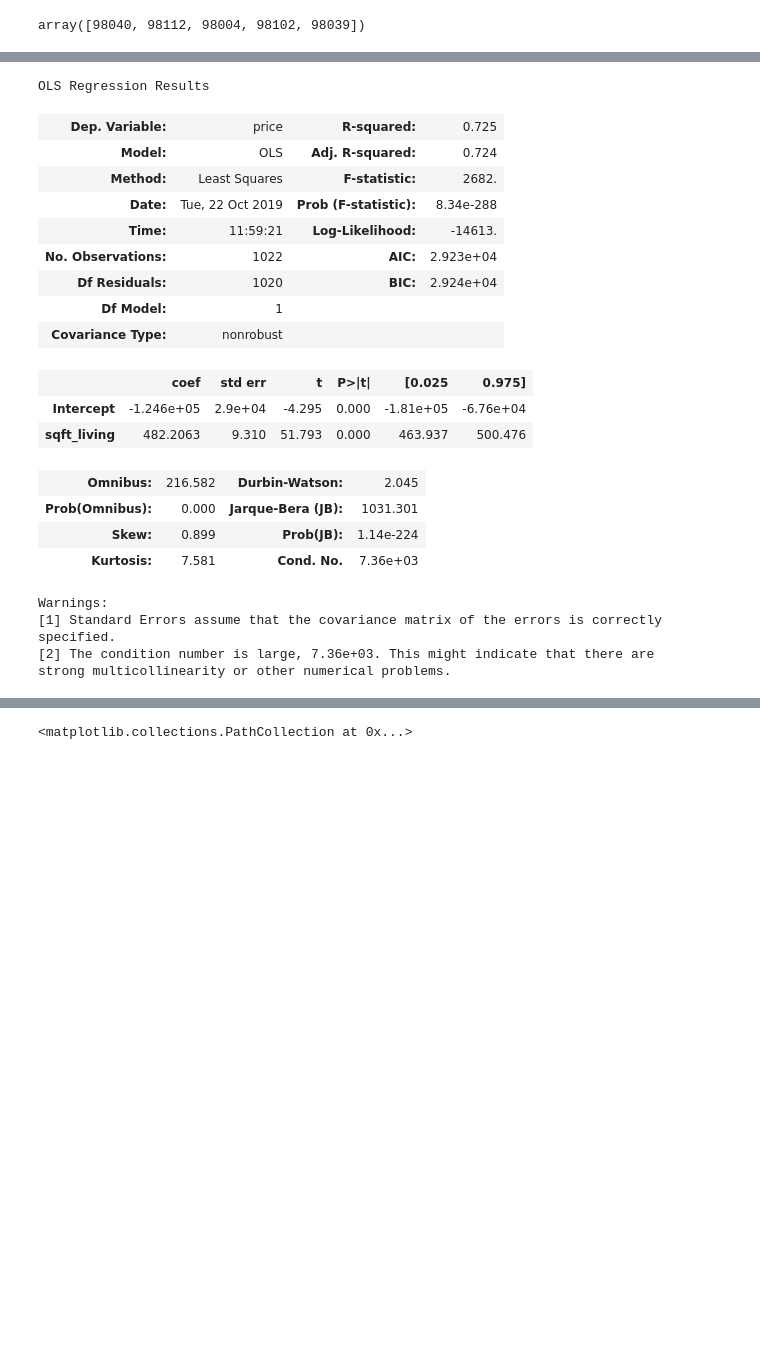
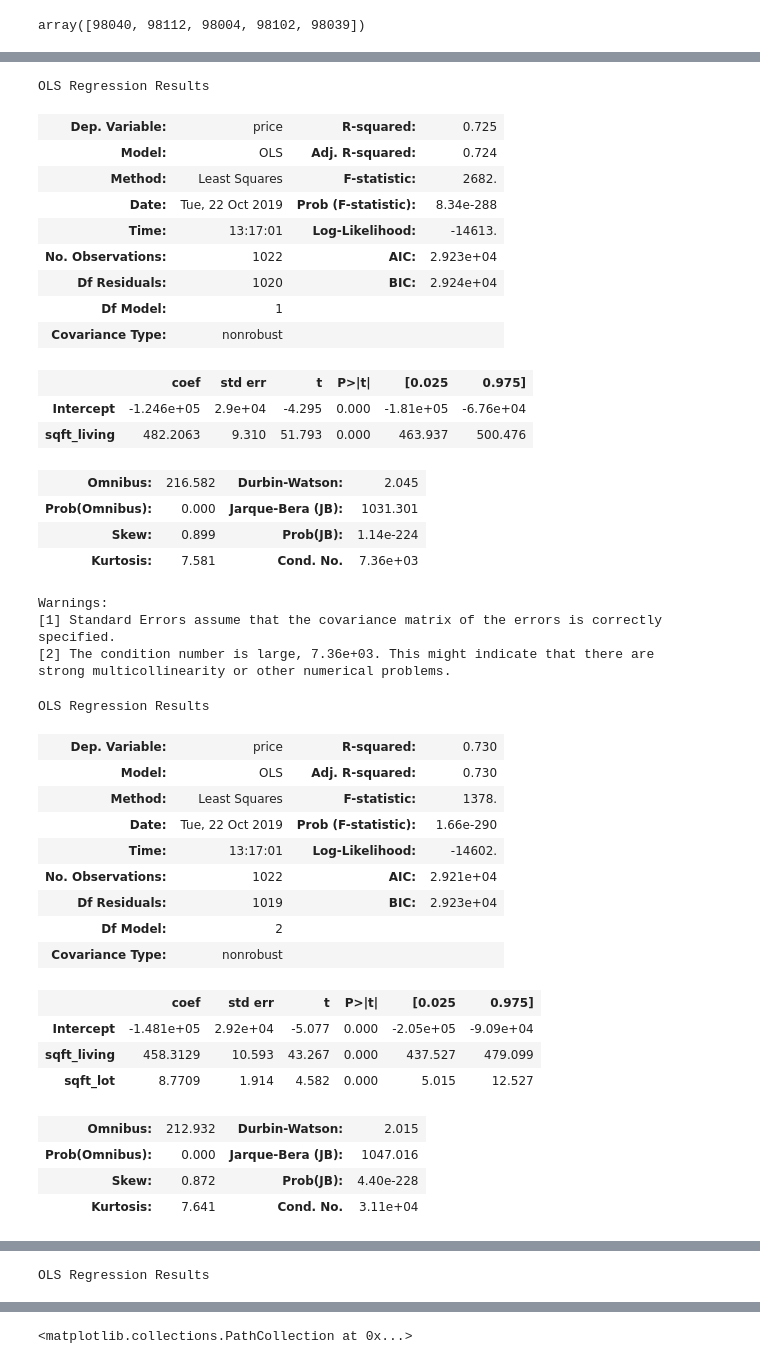
Before and after one commit to thomasribaroff/Mod1Project, a Jupyter notebook: Project Analysis.ipynb, the cells around one changed output, grey strips where cells are left out. Drawn from its saved outputs; the diff is of its cells as text; code cells hidden in the pictures; blank space fills up the shorter version.

```diff
--- a/Project Analysis.ipynb
+++ b/Project Analysis.ipynb
@@ -1121,14 +1145,20 @@ df_final1.corr()
 # %%
-formula = "price~sqft_living"
-model = ols(formula = formula, data = df_final1).fit()
-model.summary()
+formula1 = "price~sqft_living"
+formula2 = "price~sqft_living+sqft_lot"
+formula3 = "price~sqft_living+sqft_lot+"
+
+formula_list = [formula1, formula2, formula3]
+
+for formula in formula_list:
+    model = ols(formula = formula, data = df_final1).fit()
+    display(model.summary())
 # %% [output]
 OLS Regression Results
 | Dep. Variable: | price | R-squared: | 0.725 |
 | Model: | OLS | Adj. R-squared: | 0.724 |
 | Method: | Least Squares | F-statistic: | 2682. |
 | Date: | Tue, 22 Oct 2019 | Prob (F-statistic): | 8.34e-288 |
-| Time: | 11:59:21 | Log-Likelihood: | -14613. |
+| Time: | 13:17:01 | Log-Likelihood: | -14613. |
 | No. Observations: | 1022 | AIC: | 2.923e+04 |
 | Df Residuals: | 1020 | BIC: | 2.924e+04 |
 | Df Model: | 1 |  |  |
@@ -1144,3 +1174,21 @@ Warnings:
 [1] Standard Errors assume that the covariance matrix of the errors is correctly specified.
 [2] The condition number is large, 7.36e+03. This might indicate that there are
 strong multicollinearity or other numerical problems.
+OLS Regression Results
+| Dep. Variable: | price | R-squared: | 0.730 |
+| Model: | OLS | Adj. R-squared: | 0.730 |
+| Method: | Least Squares | F-statistic: | 1378. |
+| Date: | Tue, 22 Oct 2019 | Prob (F-statistic): | 1.66e-290 |
+| Time: | 13:17:01 | Log-Likelihood: | -14602. |
+| No. Observations: | 1022 | AIC: | 2.921e+04 |
+| Df Residuals: | 1019 | BIC: | 2.923e+04 |
+| Df Model: | 2 |  |  |
+| Covariance Type: | nonrobust |  |  |
+|  | coef | std err | t | P>|t| | [0.025 | 0.975] |
+| Intercept | -1.481e+05 | 2.92e+04 | -5.077 | 0.000 | -2.05e+05 | -9.09e+04 |
+| sqft_living | 458.3129 | 10.593 | 43.267 | 0.000 | 437.527 | 479.099 |
+| sqft_lot | 8.7709 | 1.914 | 4.582 | 0.000 | 5.015 | 12.527 |
+| Omnibus: | 212.932 | Durbin-Watson: | 2.015 |
+| Prob(Omnibus): | 0.000 | Jarque-Bera (JB): | 1047.016 |
+| Skew: | 0.872 | Prob(JB): | 4.40e-228 |
+| Kurtosis: | 7.641 | Cond. No. | 3.11e+04 |
@@ -1146,0 +1199 @@ strong multicollinearity or other numerical problems.
+OLS Regression Results
```
Also changed, not shown: parts of 21 cells of this notebook, 2 other files.
